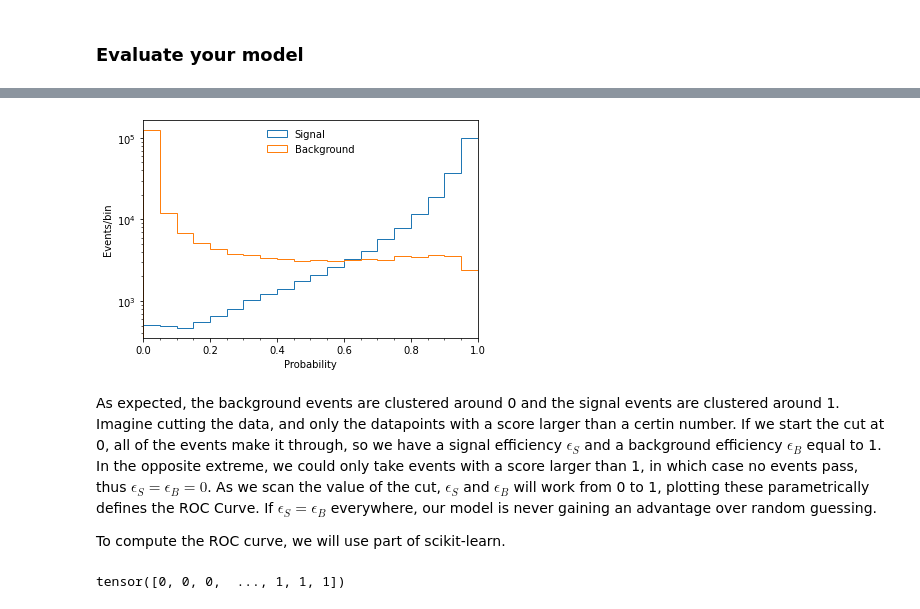
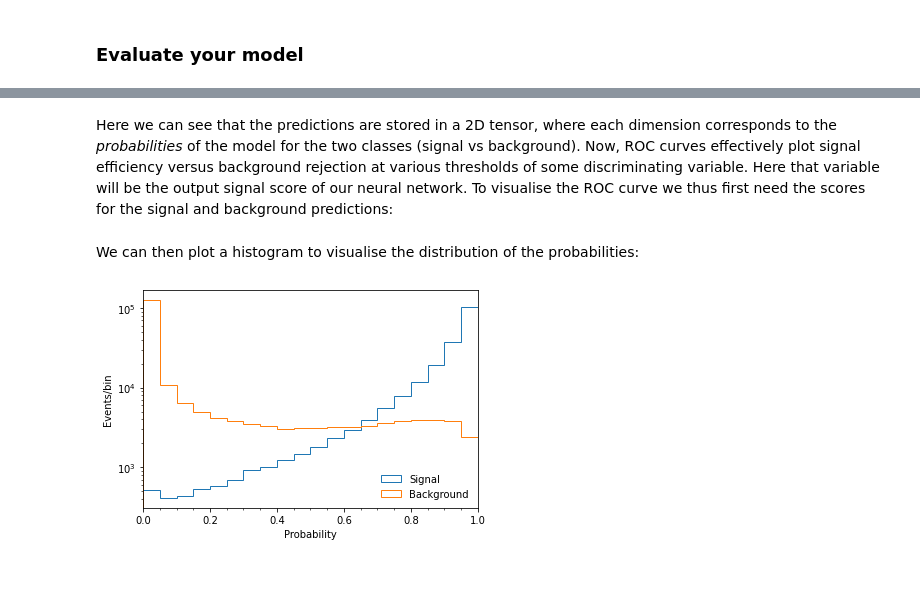
Before and after one commit to lewtun/dl4phys, a Jupyter notebook: lecture01.ipynb, the cells around one changed output, grey strips where cells are left out. Drawn from its saved outputs; the diff is of its cells as text; code cells hidden in the pictures; blank space fills up the shorter version.

Commit message:
First draft

```diff
--- a/lecture01.ipynb
+++ b/lecture01.ipynb
@@ -324,3 +331,3 @@ For our analysis, these ROC curves effectively plot signal efficiency versus bac
 # %%
-test_dl = learn.dls.test_dl(test_df)
-preds = learn.get_preds(dl=test_dl)
+test_df = nsubjet_ds["test"].to_pandas()
+test_dl = learn.dls.test_dl(test_items=test_df)
@@ -328,0 +336,4 @@ preds = learn.get_preds(dl=test_dl)
+# %%
+preds, targs = learn.get_preds(dl=test_dl)
+# Check the sizes of the predictions and targets
+preds.size(), targs.size()
@@ -329,24 +343,21 @@ preds = learn.get_preds(dl=test_dl)
+# %% [markdown]
+Here we can see that the predictions are stored in a 2D tensor, where each dimension corresponds to the _probabilities_ of the model for the two classes (signal vs background). Now, ROC curves effectively plot signal efficiency versus background rejection at various thresholds of some discriminating variable. Here that variable will be the output signal score of our neural network. To visualise the ROC curve we thus first need the scores for the signal and background predictions:
 # %%
-signal_test = preds[0][:, 1][test_df["is_signal_new"].values == 1].numpy()
-background_test = preds[0][:, 1][test_df["is_signal_new"].values == 0].numpy()
+signal_test = preds[:, 1][targs.flatten() == 1].numpy()
+background_test = preds[:, 1][targs.flatten() == 0].numpy()
+# %% [markdown]
+We can then plot a histogram to visualise the distribution of the probabilities:
 # %%
+plt.subplots()
 plt.hist(signal_test, histtype="step", bins=20, range=(0, 1), label="Signal")
 plt.hist(background_test, histtype="step", bins=20, range=(0, 1), label="Background")
 plt.xlabel("Probability")
 plt.ylabel("Events/bin")
 plt.yscale("log")
 plt.xlim(0, 1)
 plt.minorticks_on()
 
-plt.legend(loc="upper center", frameon=False)
+plt.legend(loc="lower right", frameon=False)
 plt.show()
 # %% [output]
-[figure, old version]
+[figure, new version]
-# %% [markdown]
-As expected, the background events are clustered around 0 and the signal events are clustered around 1. Imagine cutting the data, and only the datapoints with a score larger than a certin number. If we start the cut at 0, all of the events make it through, so we have a signal efficiency $\epsilon_S$ and a background efficiency $\epsilon_B$ equal to 1. In the opposite extreme, we could only take events with a score larger than 1, in which case no events pass, thus $\epsilon_S = \epsilon_B = 0$. As we scan the value of the cut, $\epsilon_S$ and $\epsilon_B$ will work from 0 to 1, plotting these parametrically defines the ROC Curve. If $\epsilon_S=\epsilon_B$ everywhere, our model is never gaining an advantage over random guessing.
-
-To compute the ROC curve, we will use part of scikit-learn.
-# %%
-preds[0].argmax(dim=-1)
-# %% [output]
-tensor([0, 0, 0,  ..., 1, 1, 1])
```
Also changed, not shown: parts of 28 cells of this notebook, 1 other file.
